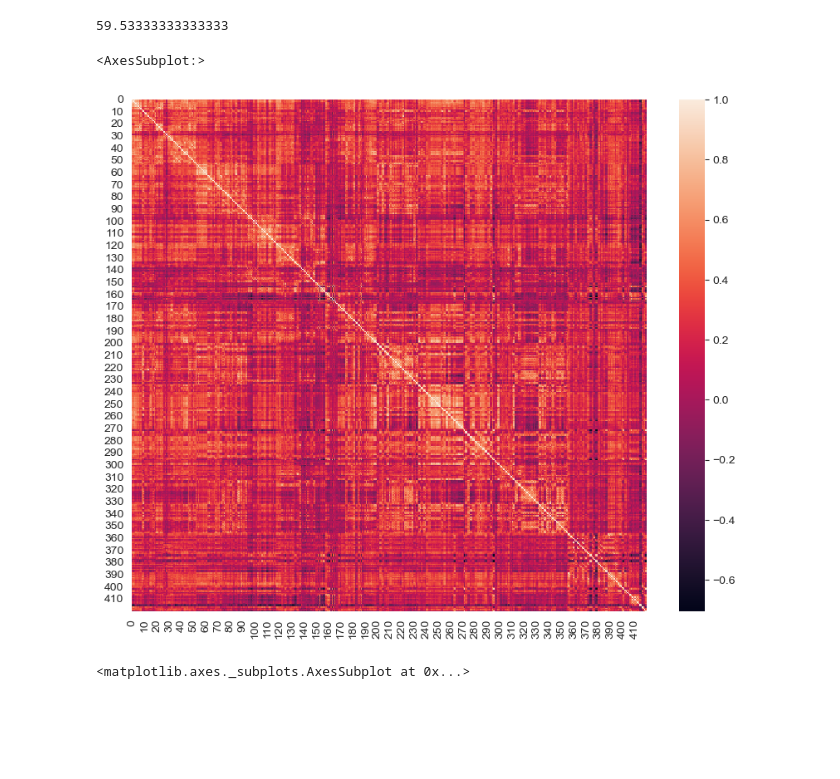
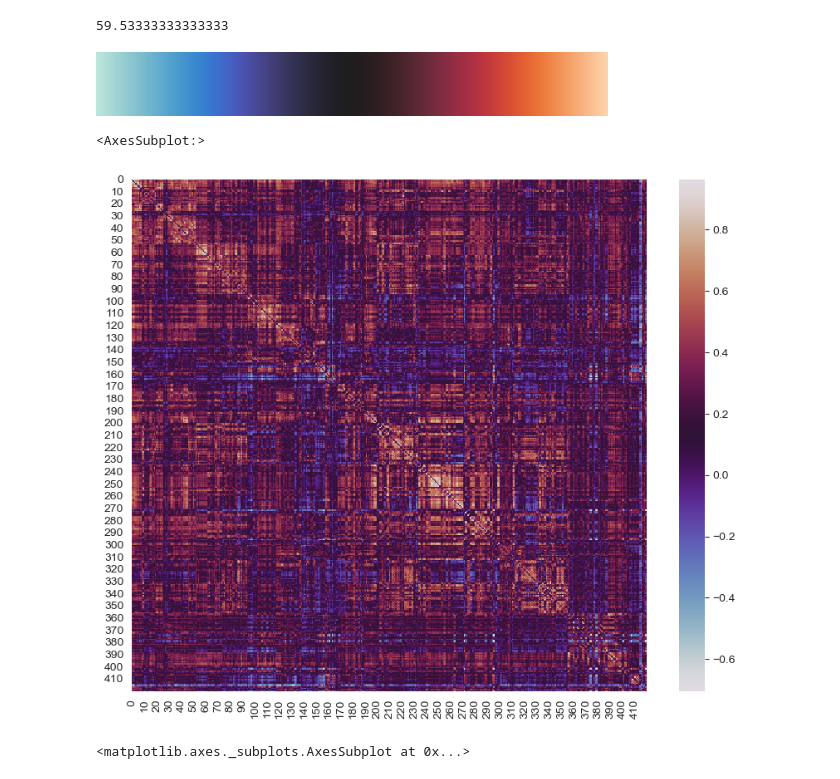
Before and after one commit to myxa/Open_Close_GNN, a Jupyter notebook: notebooks/corr_calc.ipynb, the cells around one changed output. Cells and saved outputs as stored; diff of their text form; code cells hidden in the pictures; blank space fills up the shorter version.

```diff
--- a/notebooks/corr_calc.ipynb
+++ b/notebooks/corr_calc.ipynb
@@ -142,12 +142,18 @@ for i in range(len(closed_eyes)):
 np.save('close_sorted.npy', closed_eyes)
 np.save('open_sorted.npy', open_eyes)
 #d = np.load('test3.npy')
+# %%
+d = np.load('..\\data\\open_sorted.npy')
+# %%
+seaborn.color_palette("icefire", as_cmap=True)
+# %% [output]
+[figure, added]
 # %%
 plt.figure(figsize=(10, 8))
-seaborn.heatmap(open_eyes[0])
+seaborn.heatmap(d[0], cmap='twilight')
 # %% [output]
 <AxesSubplot:>
-[figure, old version]
+[figure, new version]
 # %%
 plt.figure(figsize=(10, 8))
 seaborn.heatmap(open_eyes[5])
```
Also changed, not shown: 1 other file.
